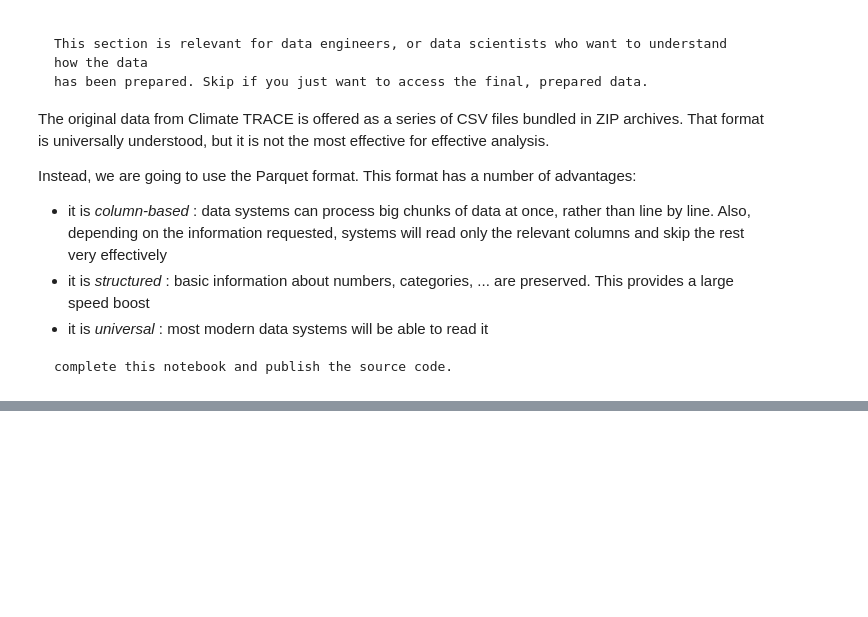
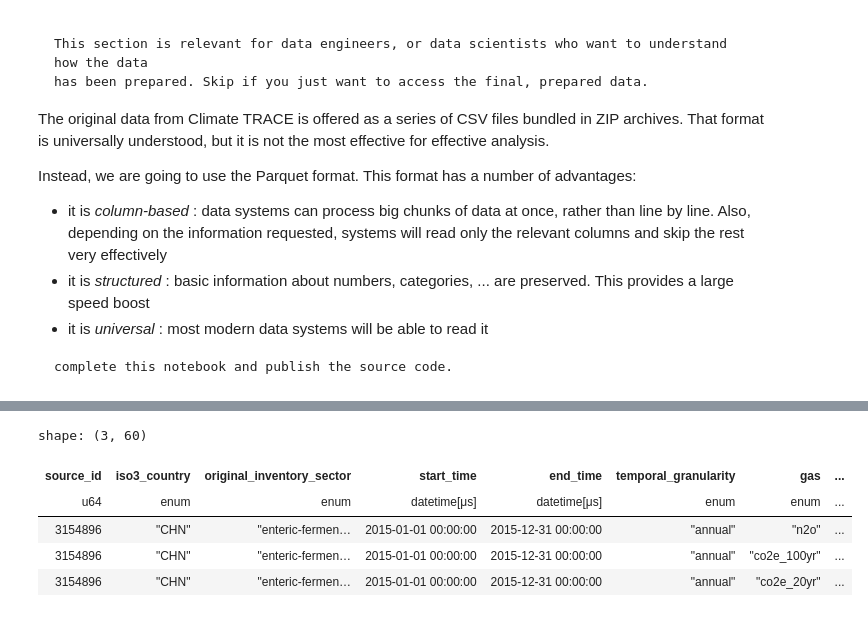
Before and after one commit to tjhunter/climate-trace-handbook, a Jupyter notebook: ct_book/ingestion.ipynb, the cells around one changed output, grey strips where cells are left out. Saved outputs shown, nothing was run; the diff lists cells and outputs as text; code cells hidden in the pictures; blank space fills up the shorter version.

```diff
--- a/ct_book/ingestion.ipynb
+++ b/ct_book/ingestion.ipynb
@@ -20,0 +33,2 @@ complete this notebook and publish the source code.
+# %%
+ldf = ct.data.load_source_compact()
@@ -20,0 +94,9 @@ complete this notebook and publish the source code.
+# %%
+ldf.head(3).collect()
+# %% [output]
+shape: (3, 60)
+| source_id | iso3_country | original_inventory_sector | start_time | end_time | temporal_granularity | gas | ... |
+| u64 | enum | enum | datetime[μs] | datetime[μs] | enum | enum | ... |
+| 3154896 | "CHN" | "enteric-fermen… | 2015-01-01 00:00:00 | 2015-12-31 00:00:00 | "annual" | "n2o" | ... |
+| 3154896 | "CHN" | "enteric-fermen… | 2015-01-01 00:00:00 | 2015-12-31 00:00:00 | "annual" | "co2e_100yr" | ... |
+| 3154896 | "CHN" | "enteric-fermen… | 2015-01-01 00:00:00 | 2015-12-31 00:00:00 | "annual" | "co2e_20yr" | ... |
```
Also changed, not shown: parts of 16 cells of this notebook, 5 other files.
